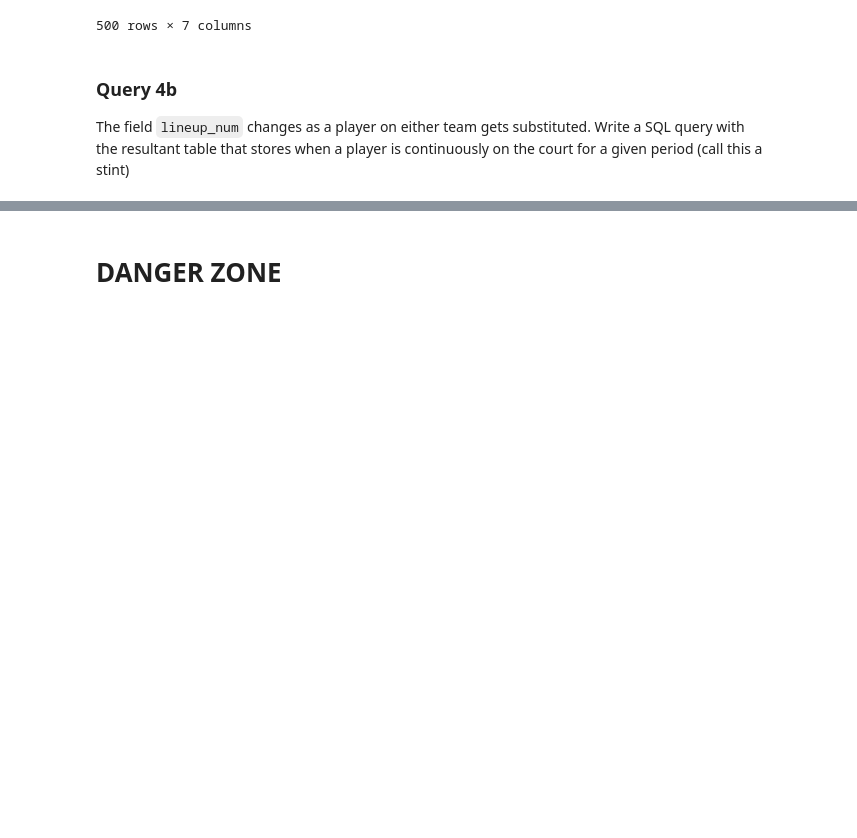
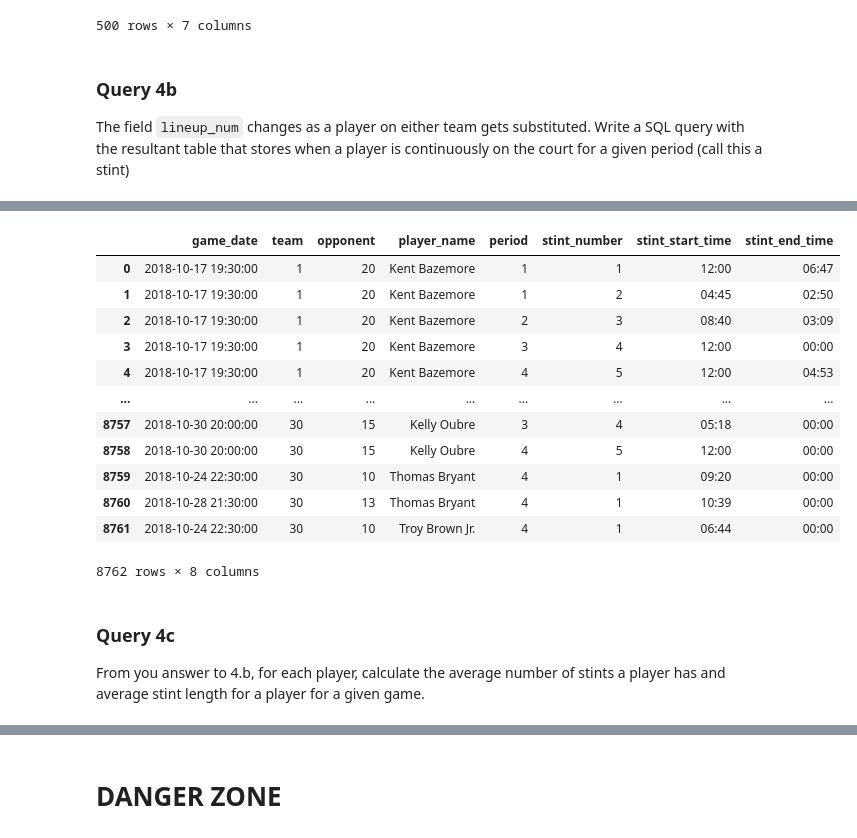
Before and after one commit to alexnakagawa/clippers, a Jupyter notebook: lineups/lineups.ipynb, the cells around one changed output, grey strips where cells are left out. Drawn from its saved outputs; the diff is of its cells as text; code cells hidden in the pictures; blank space fills up the shorter version.

```diff
--- a/lineups/lineups.ipynb
+++ b/lineups/lineups.ipynb
@@ -670,0 +743,31 @@ Function created or replaced
+# %%
+query_4_b = text("""
+SELECT g.game_date, s.team_id as team,
+       CASE WHEN g.home_id != s.team_id THEN g.home_id ELSE g.away_id END as opponent,
+       p.first_name || ' ' || p.last_name as player_name,
+       s.period, s.stint_number,
+       TO_CHAR((ROUND(s.stint_start_time) || ' seconds')::interval , 'MI:SS') AS stint_start_time,
+       TO_CHAR((ROUND(s.stint_end_time) || ' seconds')::interval, 'MI:SS') AS stint_end_time
+FROM stint_times s
+    LEFT JOIN player p ON s.player_id = p.player_id
+    LEFT JOIN game_schedule g ON s.game_id = g.game_id;
+""")
+read_query(query_4_b)
+# %% [output]
+|  | game_date | team | opponent | player_name | period | stint_number | stint_start_time | stint_end_time |
+| 0 | 2018-10-17 19:30:00 | 1 | 20 | Kent Bazemore | 1 | 1 | 12:00 | 06:47 |
+| 1 | 2018-10-17 19:30:00 | 1 | 20 | Kent Bazemore | 1 | 2 | 04:45 | 02:50 |
+| 2 | 2018-10-17 19:30:00 | 1 | 20 | Kent Bazemore | 2 | 3 | 08:40 | 03:09 |
+| 3 | 2018-10-17 19:30:00 | 1 | 20 | Kent Bazemore | 3 | 4 | 12:00 | 00:00 |
+| 4 | 2018-10-17 19:30:00 | 1 | 20 | Kent Bazemore | 4 | 5 | 12:00 | 04:53 |
+| ... | ... | ... | ... | ... | ... | ... | ... | ... |
+| 8757 | 2018-10-30 20:00:00 | 30 | 15 | Kelly Oubre | 3 | 4 | 05:18 | 00:00 |
+| 8758 | 2018-10-30 20:00:00 | 30 | 15 | Kelly Oubre | 4 | 5 | 12:00 | 00:00 |
+| 8759 | 2018-10-24 22:30:00 | 30 | 10 | Thomas Bryant | 4 | 1 | 09:20 | 00:00 |
+| 8760 | 2018-10-28 21:30:00 | 30 | 13 | Thomas Bryant | 4 | 1 | 10:39 | 00:00 |
+| 8761 | 2018-10-24 22:30:00 | 30 | 10 | Troy Brown Jr. | 4 | 1 | 06:44 | 00:00 |
+8762 rows × 8 columns
+# %% [markdown]
+### Query 4c
+
+From you answer to 4.b, for each player, calculate the average number of stints a player has and average stint length for a player for a given game.
```
Also changed, not shown: parts of 7 cells of this notebook.
